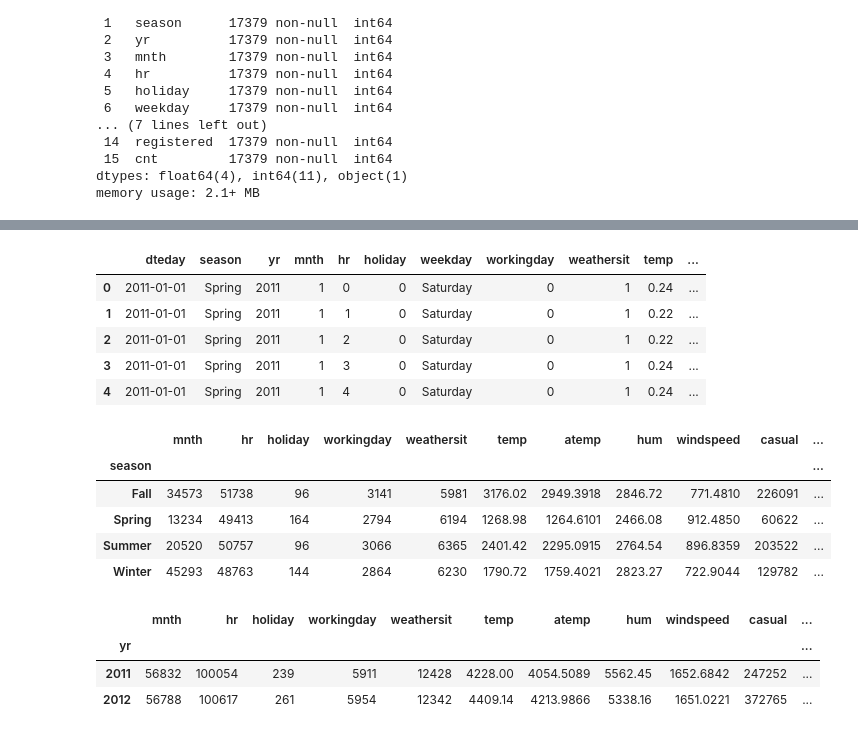
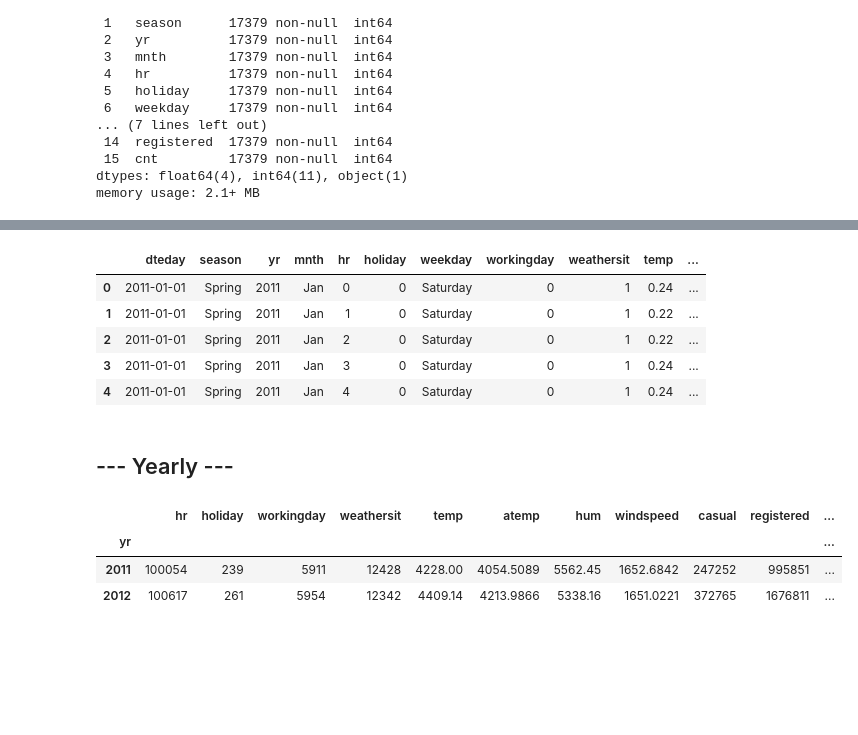
Before and after one commit to seyedmahdiamin1998/personal-website, a Jupyter notebook: Notebooks/BikeSharing/Bikeshring.ipynb, the cells around one changed output, grey strips where cells are left out. Saved outputs shown, nothing was run; the diff lists cells and outputs as text; code cells hidden in the pictures; blank space fills up the shorter version.

```diff
--- a/Notebooks/BikeSharing/Bikeshring.ipynb
+++ b/Notebooks/BikeSharing/Bikeshring.ipynb
@@ -47,31 +102,25 @@ data.describe()
 | max | 4.000000 | 1.000000 | 12.000000 | 23.000000 | 1.000000 | 6.000000 | 1.000000 | 4.000000 | 1.000000 | 1.000000 | ... |
 # %%
 data.replace({'weekday':{1:'Monday',2:'Tuesday',3:'Wednesday',4:'Thursday',5:'Friday',6:'Saturday',7:'Sunday'}}, inplace=True)
-# data.replace({'mnth':{1:'Jan',2:'Feb',3:'Mar',4:'Apr',5:'May',6:'June',7:'July',8:'Aug',9:'Sept',10:'Oct',11:'Nov',12:'Dec'}}, inplace=True)
-data.replace({'season': {1:'Spring', 2:'Summer', 3:'Fall', 4:'Winter'}}, inplace=True)
+data.replace({'mnth':{1:'Jan',2:'Feb',3:'Mar',4:'Apr',5:'May',6:'June',7:'July',8:'Aug',9:'Sept',10:'Oct',11:'Nov',12:'Dec'}}, inplace=True)
+data.replace({'season': {1:'Spring', 2:'Summer', 3:'Autumn', 4:'Winter'}}, inplace=True)
 data.replace({'yr': {0:'2011', 1:'2012'}}, inplace=True)
 # %%
 data.head(5)
 # %% [output]
 |  | dteday | season | yr | mnth | hr | holiday | weekday | workingday | weathersit | temp | ... |
-| 0 | 2011-01-01 | Spring | 2011 | 1 | 0 | 0 | Saturday | 0 | 1 | 0.24 | ... |
-| 1 | 2011-01-01 | Spring | 2011 | 1 | 1 | 0 | Saturday | 0 | 1 | 0.22 | ... |
-| 2 | 2011-01-01 | Spring | 2011 | 1 | 2 | 0 | Saturday | 0 | 1 | 0.22 | ... |
-| 3 | 2011-01-01 | Spring | 2011 | 1 | 3 | 0 | Saturday | 0 | 1 | 0.24 | ... |
-| 4 | 2011-01-01 | Spring | 2011 | 1 | 4 | 0 | Saturday | 0 | 1 | 0.24 | ... |
+| 0 | 2011-01-01 | Spring | 2011 | Jan | 0 | 0 | Saturday | 0 | 1 | 0.24 | ... |
+| 1 | 2011-01-01 | Spring | 2011 | Jan | 1 | 0 | Saturday | 0 | 1 | 0.22 | ... |
+| 2 | 2011-01-01 | Spring | 2011 | Jan | 2 | 0 | Saturday | 0 | 1 | 0.22 | ... |
+| 3 | 2011-01-01 | Spring | 2011 | Jan | 3 | 0 | Saturday | 0 | 1 | 0.24 | ... |
+| 4 | 2011-01-01 | Spring | 2011 | Jan | 4 | 0 | Saturday | 0 | 1 | 0.24 | ... |
-# %%
-data.groupby(['season']).sum()
-# %% [output]
-|  | mnth | hr | holiday | workingday | weathersit | temp | atemp | hum | windspeed | casual | ... |
-| season |  |  |  |  |  |  |  |  |  |  | ... |
-| Fall | 34573 | 51738 | 96 | 3141 | 5981 | 3176.02 | 2949.3918 | 2846.72 | 771.4810 | 226091 | ... |
-| Spring | 13234 | 49413 | 164 | 2794 | 6194 | 1268.98 | 1264.6101 | 2466.08 | 912.4850 | 60622 | ... |
-| Summer | 20520 | 50757 | 96 | 3066 | 6365 | 2401.42 | 2295.0915 | 2764.54 | 896.8359 | 203522 | ... |
-| Winter | 45293 | 48763 | 144 | 2864 | 6230 | 1790.72 | 1759.4021 | 2823.27 | 722.9044 | 129782 | ... |
+# %% [markdown]
+<h2>--- Yearly ---</h2>
 # %%
-data.groupby(['yr']).sum()
+df = data.groupby(['yr']).sum()
+df
 # %% [output]
-|  | mnth | hr | holiday | workingday | weathersit | temp | atemp | hum | windspeed | casual | ... |
+|  | hr | holiday | workingday | weathersit | temp | atemp | hum | windspeed | casual | registered | ... |
 | yr |  |  |  |  |  |  |  |  |  |  | ... |
-| 2011 | 56832 | 100054 | 239 | 5911 | 12428 | 4228.00 | 4054.5089 | 5562.45 | 1652.6842 | 247252 | ... |
-| 2012 | 56788 | 100617 | 261 | 5954 | 12342 | 4409.14 | 4213.9866 | 5338.16 | 1651.0221 | 372765 | ... |
+| 2011 | 100054 | 239 | 5911 | 12428 | 4228.00 | 4054.5089 | 5562.45 | 1652.6842 | 247252 | 995851 | ... |
+| 2012 | 100617 | 261 | 5954 | 12342 | 4409.14 | 4213.9866 | 5338.16 | 1651.0221 | 372765 | 1676811 | ... |
```
Also changed, not shown: parts of 13 cells of this notebook.
